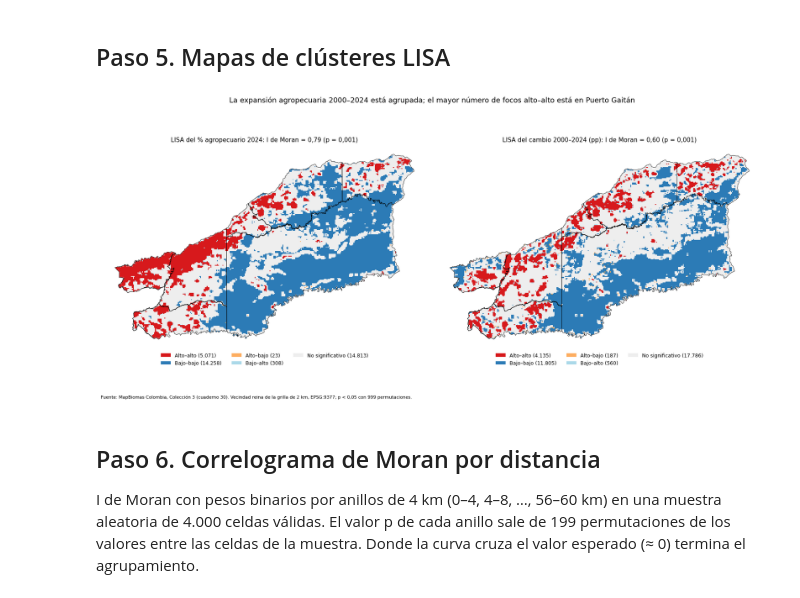
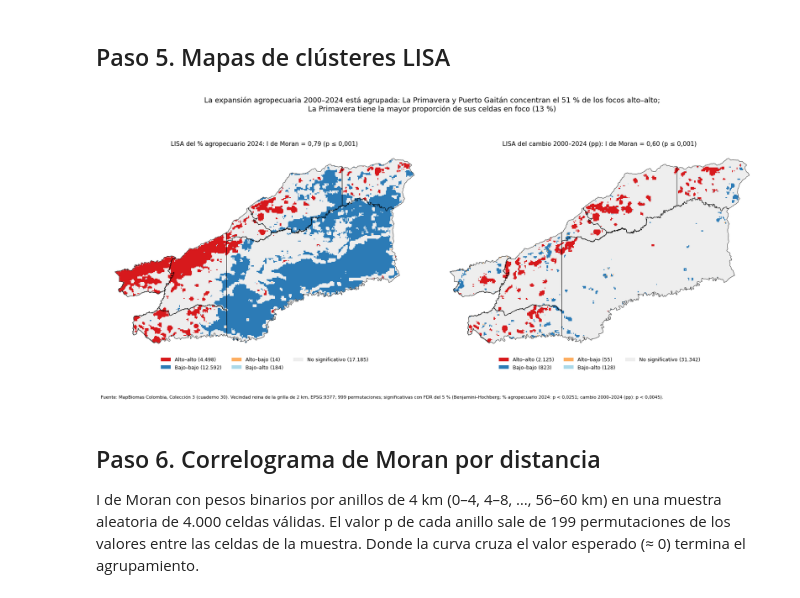
Before and after one commit to DanielFelipeRuizBermudez/Proyecto-ALTILLANURA, a Jupyter notebook: notebooks/30_expansion/33_expansion_moran_lisa.ipynb, the cells around one changed output. Cells and saved outputs as stored; diff of their text form; code cells hidden in the pictures.

Commit message:
fix: correcciones de la revisión de #17 (rango 2030, raíces del ajuste final, FDR en LISA, panel común y notas del 31)

```diff
--- a/notebooks/30_expansion/33_expansion_moran_lisa.ipynb
+++ b/notebooks/30_expansion/33_expansion_moran_lisa.ipynb
@@ -73,6 +73,7 @@ import libpysal
 SEMILLA = 2026
 PERMUTACIONES = 999
 ALFA = 0.05
+P_MINIMO = 1 / (PERMUTACIONES + 1)
 VARIABLES = {'agro_pct_2024': '% agropecuario 2024', 'cambio_agro_pp': 'cambio 2000–2024 (pp)'}
 
 print('Raíz del repo:', RAIZ)
@@ -141,26 +146,44 @@ Como se hace una prueba por celda, se reporta también cuántas celdas siguen si
 # %%
 ETIQUETAS = {1: 'Alto–alto', 2: 'Bajo–alto', 3: 'Bajo–bajo', 4: 'Alto–bajo'}
+ORDEN_ETIQUETAS = ['Alto–alto', 'Bajo–bajo', 'Alto–bajo', 'Bajo–alto', 'No significativo']
+
+def cuadrantes(local, significativa):
+    return pd.Series(np.where(significativa, local.q, 0)).map(ETIQUETAS).fillna('No significativo').to_numpy()
+
 lisa = pd.DataFrame({'id_celda': d['id_celda'], 'mpio_cdpmp': d['mpio_cdpmp'], 'municipio': d['mpio_cnmbr']})
+UMBRAL_FDR = {}
 conteos = []
 for variable in VARIABLES:
     local = esda.Moran_Local(d[variable].to_numpy(dtype=float), w, permutations=PERMUTACIONES, seed=SEMILLA)
-    cuadrante = pd.Series(np.where(local.p_sim < ALFA, local.q, 0)).map(ETIQUETAS).fillna('No significativo')
-    lisa[f'lisa_{variable}'] = cuadrante.to_numpy()
+    UMBRAL_FDR[variable] = float(esda.fdr(local.p_sim, ALFA))
+    criterios = {'FDR 5 %': (UMBRAL_FDR[variable], local.p_sim < UMBRAL_FDR[variable]),
+                 'p < 0,05 sin corrección': (0.05, local.p_sim < 0.05),
+                 'p < 0,01 sin corrección': (0.01, local.p_sim < 0.01)}
+    for criterio, (umbral, significativa) in criterios.items():
+        conteo = pd.Series(cuadrantes(local, significativa)).value_counts()
+        conteos.append({'variable': variable, 'criterio': criterio, 'umbral_p': umbral,
+                        **{e: int(conteo.get(e, 0)) for e in ORDEN_ETIQUETAS}})
+    lisa[f'lisa_{variable}'] = cuadrantes(local, criterios['FDR 5 %'][1])
     lisa[f'p_{variable}'] = local.p_sim
-    conteo = lisa[f'lisa_{variable}'].value_counts()
-    conteos.append({'variable': variable, **{e: int(conteo.get(e, 0)) for e in list(ETIQUETAS.values()) + ['No significativo']},
-                    'alto_alto_p_0_01': int(((local.q == 1) & (local.p_sim < 0.01)).sum())})
 conteos = pd.DataFrame(conteos)
+conteos.round(5).to_csv(os.path.join(RESULTADOS, '33_lisa_conteos.csv'), index=False)
 lisa.round(4).to_csv(os.path.join(RESULTADOS, '33_lisa_celdas.csv'), index=False)
-print(conteos.to_string(index=False))
+print(conteos.round(5).to_string(index=False))
 
 columna = 'lisa_cambio_agro_pp'
 por_mpio = (lisa.assign(alto_alto=lisa[columna] == 'Alto–alto')
             .groupby('municipio').agg(celdas=('id_celda', 'size'), alto_alto=('alto_alto', 'sum')))
 por_mpio['pct_alto_alto'] = por_mpio['alto_alto'] / por_mpio['celdas'] * 100
 por_mpio['pct_del_total_alto_alto'] = por_mpio['alto_alto'] / max(por_mpio['alto_alto'].sum(), 1) * 100
+por_mpio['pct_de_las_celdas'] = por_mpio['celdas'] / por_mpio['celdas'].sum() * 100
 por_mpio = por_mpio.sort_values('alto_alto', ascending=False)
 por_mpio.round(2).to_csv(os.path.join(RESULTADOS, '33_alto_alto_municipio.csv'))
-print('\nFocos de expansión (alto–alto del cambio 2000–2024) por municipio:')
+print('\nFocos de expansión (alto–alto del cambio 2000–2024, FDR 5 %) por municipio:')
 print(por_mpio.round(1).to_string())
+
+primeros = por_mpio.index[:2]
+PRIMEROS = ' y '.join(n.title() for n in primeros)
+PCT_PRIMEROS = por_mpio['pct_del_total_alto_alto'].iloc[:2].sum()
+TASA = por_mpio['pct_alto_alto'].idxmax()
+GRANDE = por_mpio['celdas'].idxmax()
 # %% [output]
@@ -183,26 +210,27 @@ CUMARIBO         16534        238            1.4                      5.8
 # %%
 COLORES = {'Alto–alto': '#d7191c', 'Bajo–bajo': '#2c7bb6', 'Alto–bajo': '#fdae61',
            'Bajo–alto': '#abd9e9', 'No significativo': '#eeeeee'}
 fig, axes = plt.subplots(1, 2, figsize=(17, 7.5))
 for ax, variable in zip(axes, VARIABLES):
     for etiqueta, color in COLORES.items():
         sub = d[lisa[f'lisa_{variable}'].to_numpy() == etiqueta]
         if len(sub):
             sub.plot(ax=ax, color=color, linewidth=0, label=f'{etiqueta} ({coma(len(sub), 0)})')
     mpios.boundary.plot(ax=ax, color='black', linewidth=0.6)
     fila = moran_global.set_index('variable').loc[variable]
-    ax.set_title(f'LISA del {VARIABLES[variable]}: I de Moran = {coma(fila.I_moran, 2)} (p = {coma(fila.p_permutacion, 3)})', fontsize=11)
+    ax.set_title(f'LISA del {VARIABLES[variable]}: I de Moran = {coma(fila.I_moran, 2)} ({texto_p(fila.p_permutacion)})', fontsize=11)
     ax.legend(fontsize=9, loc='upper center', bbox_to_anchor=(0.5, 0.0), ncol=3, frameon=False)
     ax.set_axis_off()
-principal = por_mpio.index[0].title() if por_mpio['alto_alto'].iloc[0] > 0 else 'ningún municipio'
-fig.suptitle(f'La expansión agropecuaria 2000–2024 está agrupada; el mayor número de focos alto–alto está en {principal}', fontsize=13)
+fig.suptitle(f'La expansión agropecuaria 2000–2024 está agrupada: {PRIMEROS} concentran el {coma(PCT_PRIMEROS, 0)} % de los focos alto–alto;\n'
+             f'{TASA.title()} tiene la mayor proporción de sus celdas en foco ({coma(por_mpio.loc[TASA, "pct_alto_alto"], 0)} %)', fontsize=13)
+umbrales = '; '.join(f'{VARIABLES[v]}: p < {coma(u, 4)}' for v, u in UMBRAL_FDR.items())
 fig.text(0.01, -0.03, 'Fuente: MapBiomas Colombia, Colección 3 (cuaderno 30). Vecindad reina de la grilla de 2 km, EPSG:9377; '
-         'p < 0,05 con 999 permutaciones.', fontsize=8)
+         f'999 permutaciones; significativas con FDR del 5 % (Benjamini–Hochberg; {umbrales}).', fontsize=8)
 plt.tight_layout()
 plt.savefig(os.path.join(GRAFICAS, '33_lisa_agro.png'), dpi=150, bbox_inches='tight')
 plt.show()
 # %% [output]
-[figure, old version]
+[figure, new version]
 # %% [markdown]
 ## Paso 6. Correlograma de Moran por distancia
 I de Moran con pesos binarios por anillos de 4 km (0–4, 4–8, …, 56–60 km) en una muestra aleatoria de 4.000 celdas válidas. El valor p de cada anillo sale de 199 permutaciones de los valores entre las celdas de la muestra. Donde la curva cruza el valor esperado (≈ 0) termina el agrupamiento.
```
Also changed, not shown: parts of 6 cells of this notebook, 19 other files.
